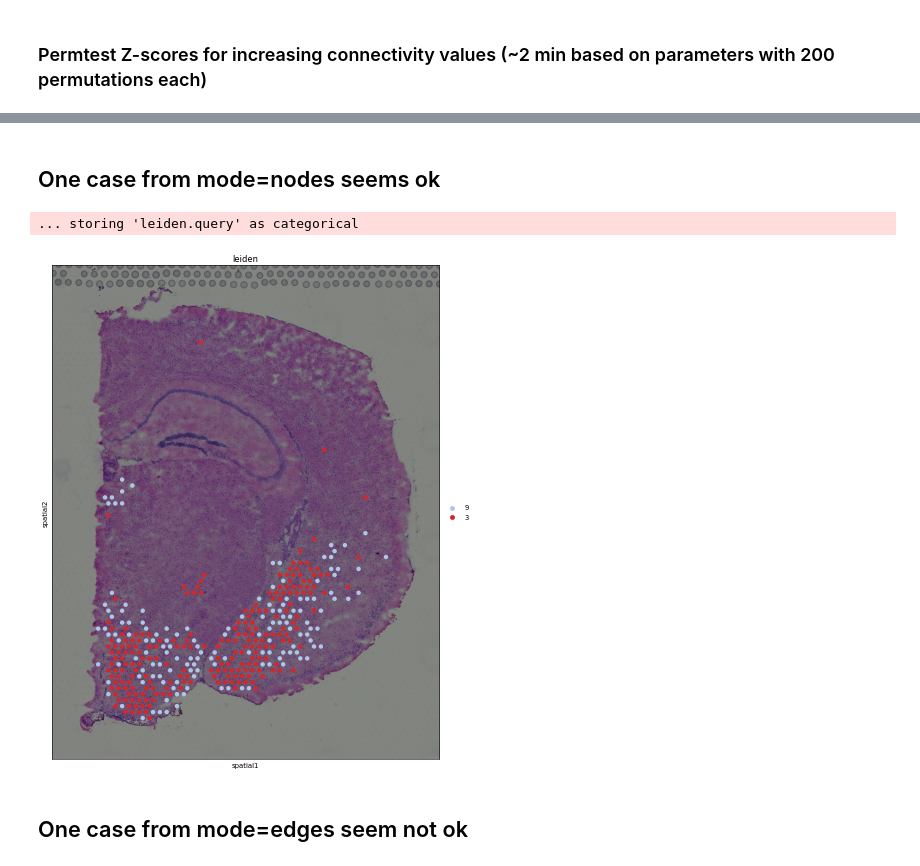
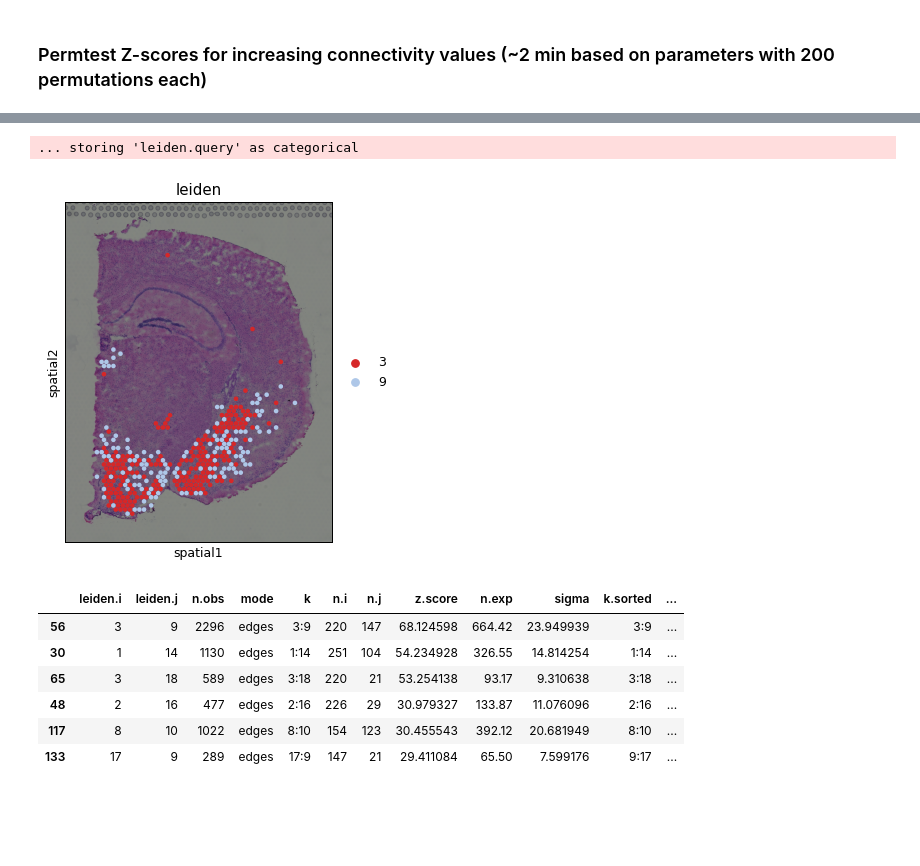
Before and after one commit to scverse/squidpy, a Jupyter notebook: notebooks/permutation_test.ipynb, the cells around one changed output, grey strips where cells are left out. Drawn from its saved outputs; the diff is of its cells as text; code cells hidden in the pictures; blank space fills up the shorter version.

Commit message:
updated mode edges. Removed nodes-dev. Updated permutations_test notebook

```diff
--- a/notebooks/permutation_test.ipynb
+++ b/notebooks/permutation_test.ipynb
@@ -103,0 +119,2 @@ WARNING: You’re trying to run this on 31053 dimensions of `.X`, if you really
+# %%
+adata = get_adata()
@@ -191,6 +182,7 @@ settest = {'9', '3'}
 # %%
-rcParams['figure.dpi'] = 75
-sc.pl.spatial(adata, color = "leiden")
+rcParams['figure.dpi'] = 80
+rcParams['figure.figsize'] = [5, 8]
+sc.pl.spatial(adata, color = "leiden", size=1.5)
 # %% [output]
 ... storing 'feature_types' as categorical
 ... storing 'genome' as categorical
@@ -198,7 +190,9 @@ sc.pl.spatial(adata, color = "leiden")
 # %%
-rcParams['figure.dpi'] = 50
-rcParams['figure.figsize'] = [10, 15]
+rcParams['figure.dpi'] = 80
+rcParams['figure.figsize'] = [5, 8]
+
+settest = {'9', '3'}
 adata.obs['leiden.query'] = np.where(adata.obs['leiden'].isin(settest), adata.obs['leiden'], 'others');
-sc.pl.spatial(adata, color ="leiden", groups=settest);
+sc.pl.spatial(adata, color ="leiden", groups=settest, size=1.5);
 # %% [output]
 ... storing 'leiden.query' as categorical
@@ -256,6 +229,0 @@ No handles with labels found to put in legend.
-# %%
-settest = {'11', '13'}
-rcParams['figure.dpi'] = 50
-rcParams['figure.figsize'] = [10, 15]
-adata.obs['leiden.query'] = np.where(adata.obs['leiden'].isin(settest), adata.obs['leiden'], 'others');
-sc.pl.spatial(adata, color ="leiden", groups=settest)
@@ -274,14 +239,20 @@ res[(res['mode'] == 'nodes')].sort_values('z.score', ascending=False).head()
-# %% [markdown]
-## One case from mode=nodes seems ok
 # %%
 settest = {'3', '9'}
-rcParams['figure.dpi'] = 50
-rcParams['figure.figsize'] = [10, 15]
+rcParams['figure.dpi'] = 90
+rcParams['figure.figsize'] = [5, 5]
 adata.obs['leiden.query'] = np.where(adata.obs['leiden'].isin(settest), adata.obs['leiden'], 'others');
-sc.pl.spatial(adata, color ="leiden", groups=settest)
+sc.pl.spatial(adata, color ="leiden", groups=settest, size=1.5)
 # %% [output]
 ... storing 'leiden.query' as categorical
-[figure, old version]
+[figure, new version]
-# %% [markdown]
-## One case from mode=edges seem not ok
+# %%
+res[res['mode'] == 'edges'].sort_values('z.score', ascending=False).drop_duplicates('k.sorted').head(6)
+# %% [output]
+|  | leiden.i | leiden.j | n.obs | mode | k | n.i | n.j | z.score | n.exp | sigma | k.sorted | ... |
+| 56 | 3 | 9 | 2296 | edges | 3:9 | 220 | 147 | 68.124598 | 664.42 | 23.949939 | 3:9 | ... |
+| 30 | 1 | 14 | 1130 | edges | 1:14 | 251 | 104 | 54.234928 | 326.55 | 14.814254 | 1:14 | ... |
+| 65 | 3 | 18 | 589 | edges | 3:18 | 220 | 21 | 53.254138 | 93.17 | 9.310638 | 3:18 | ... |
+| 48 | 2 | 16 | 477 | edges | 2:16 | 226 | 29 | 30.979327 | 133.87 | 11.076096 | 2:16 | ... |
+| 117 | 8 | 10 | 1022 | edges | 8:10 | 154 | 123 | 30.455543 | 392.12 | 20.681949 | 8:10 | ... |
+| 133 | 17 | 9 | 289 | edges | 17:9 | 147 | 21 | 29.411084 | 65.50 | 7.599176 | 9:17 | ... |
 # %%
```
Also changed, not shown: parts of 55 cells of this notebook, 1 other file.
